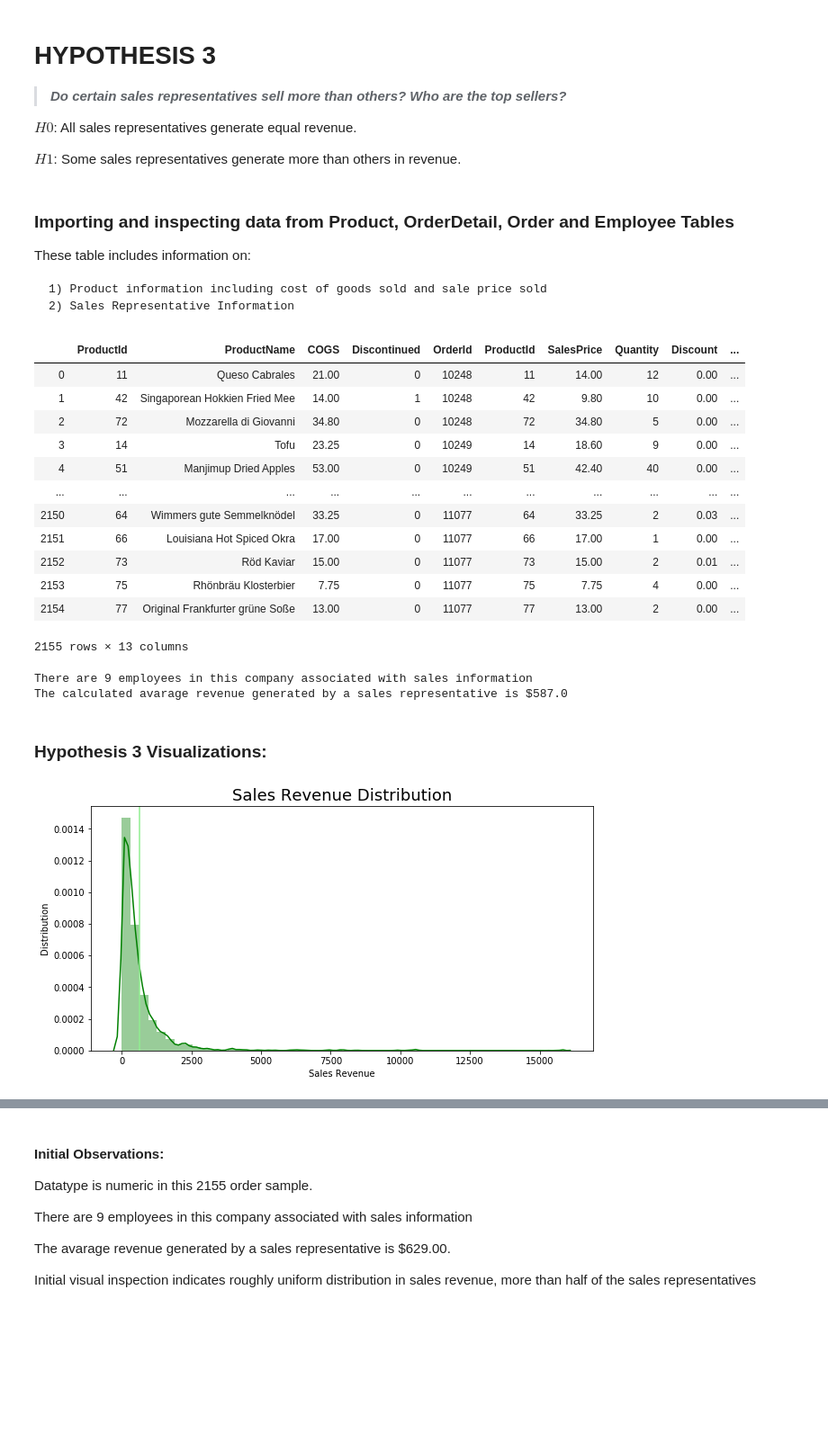
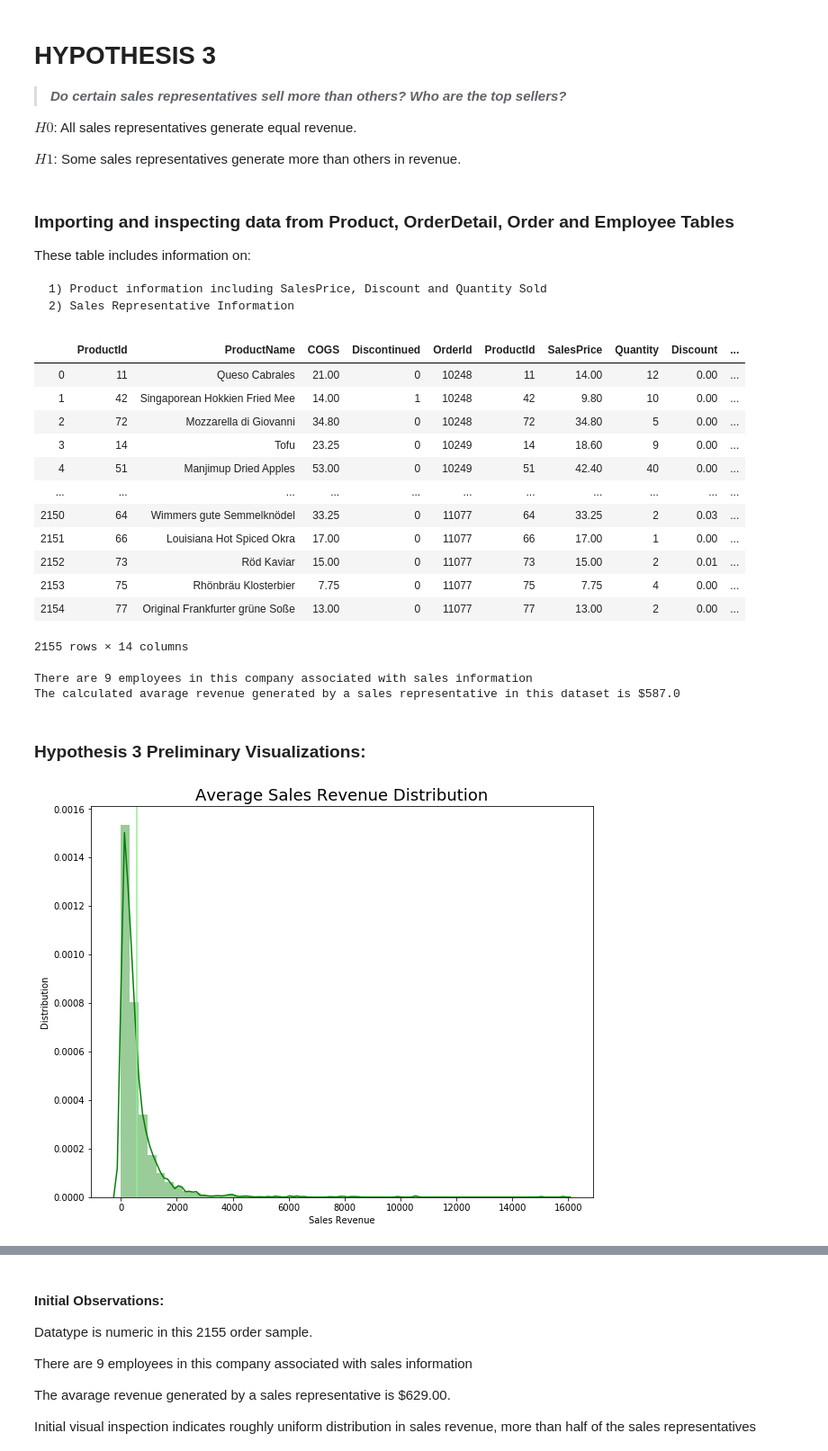
Before and after one commit to andiosika/hypothesis_testing_workflow_python, a Jupyter notebook: student.ipynb, the cells around one changed output, grey strips where cells are left out. Shown: that part at 90% size. Cells and saved outputs as stored; diff of their text form; code cells hidden in the pictures; blank space fills up the shorter version.

```diff
--- a/student.ipynb
+++ b/student.ipynb
@@ -624,12 +850,12 @@ $H1$: Some sales representatives generate more than others in revenue.
 ### Importing and inspecting data from Product, OrderDetail, Order and Employee Tables
 These table includes information on:
 
-    1) Product information including cost of goods sold and sale price sold
+    1) Product information including SalesPrice, Discount and Quantity Sold
     2) Sales Representative Information
 # %%
 cur.execute("""SELECT ProductID, ProductName,p.UnitPrice as COGS, Discontinued,
                 OrderID, ProductID, od.UnitPrice AS SalesPrice, Quantity, Discount,
-                EmployeeID, LastName, FirstName, e.Region
+                EmployeeID, LastName, FirstName, e.Region, ShippedDate
                 FROM Product AS p
                 JOIN OrderDetail AS od
                 ON od.ProductID = p.Id
@@ -652,30 +878,30 @@ dfr
 | 2152 | 73 | Röd Kaviar | 15.00 | 0 | 11077 | 73 | 15.00 | 2 | 0.01 | ... |
 | 2153 | 75 | Rhönbräu Klosterbier | 7.75 | 0 | 11077 | 75 | 7.75 | 4 | 0.00 | ... |
 | 2154 | 77 | Original Frankfurter grüne Soße | 13.00 | 0 | 11077 | 77 | 13.00 | 2 | 0.00 | ... |
-2155 rows × 13 columns
+2155 rows × 14 columns
 # %%
-dfr['Margin'] = (dfr['SalesPrice']-(dfr['SalesPrice']*dfr['Discount'])) - dfr['COGS']
+
 
 #Sales Revenue is calculated by multiplying the adjusted price (accounting for any discounts) times quantity
-dfr['SaleRev'] = (dfr['SalesPrice'] - (dfr['SalesPrice']*dfr['Discount'])) * dfr['Quantity']
+dfr['SaleRev'] = (dfr['SalesPrice'] * (1-dfr['Discount'])) * dfr['Quantity']
 # %%
 empcount = len(dfr['EmployeeId'].unique())
 avrev = dfr['SaleRev'].mean()
 print(f'There are {empcount} employees in this company associated with sales information')
-print(f'The calculated avarage revenue generated by a sales representative is ${round(avrev)}')
+print(f'The calculated avarage revenue generated by a sales representative in this dataset is ${round(avrev)}')
 # %% [output]
 There are 9 employees in this company associated with sales information
-The calculated avarage revenue generated by a sales representative is $587.0
+The calculated avarage revenue generated by a sales representative in this dataset is $587.0
 # %% [markdown]
-### Hypothesis 3 Visualizations:
+### Hypothesis 3 Preliminary Visualizations:
 # %%
-fig, ax = plt.subplots(figsize=(10,5))
+fig, ax = plt.subplots(figsize=(10,8))
 sns.distplot(dfr['SaleRev'], color='green')
-plt.axvline(avrev, color='lightgreen')
+plt.axvline(avrev, color='lightgreen' )
 plt.xlabel('Sales Revenue')
 plt.ylabel('Distribution')
-plt.title('Sales Revenue Distribution', fontsize=18)
+plt.title('Average Sales Revenue Distribution', fontsize=18)
 plt.show()
 # %% [output]
-[figure, old version]
+[figure, new version]
 # %%
```
Also changed, not shown: parts of 202 cells of this notebook, 2 other files.
